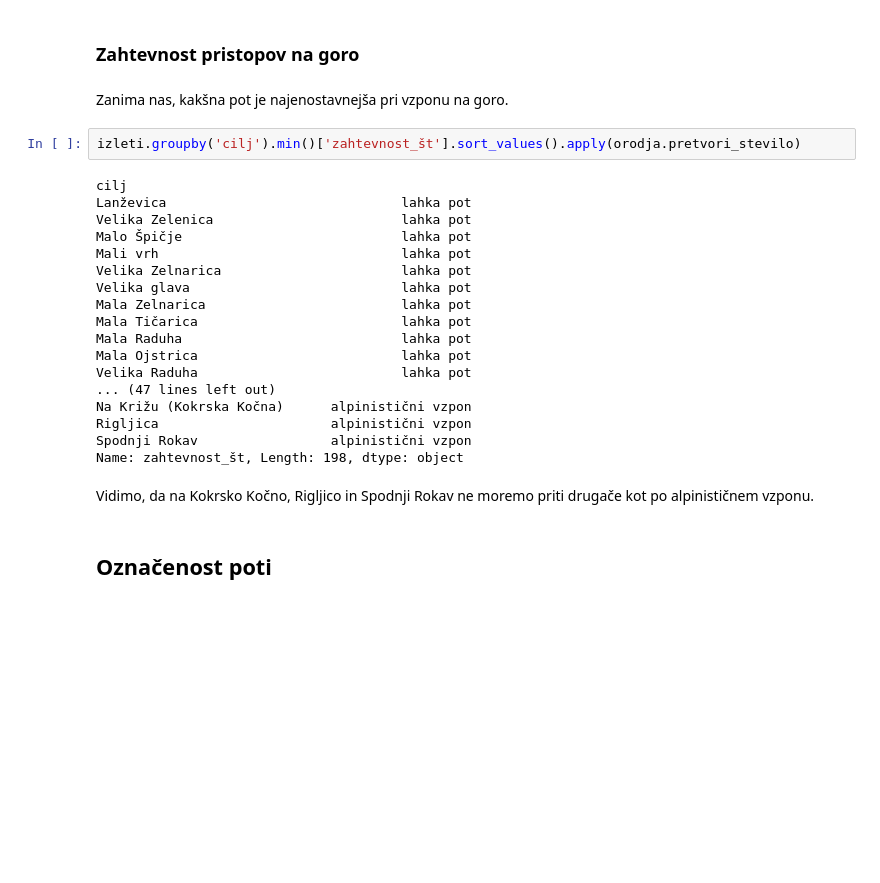
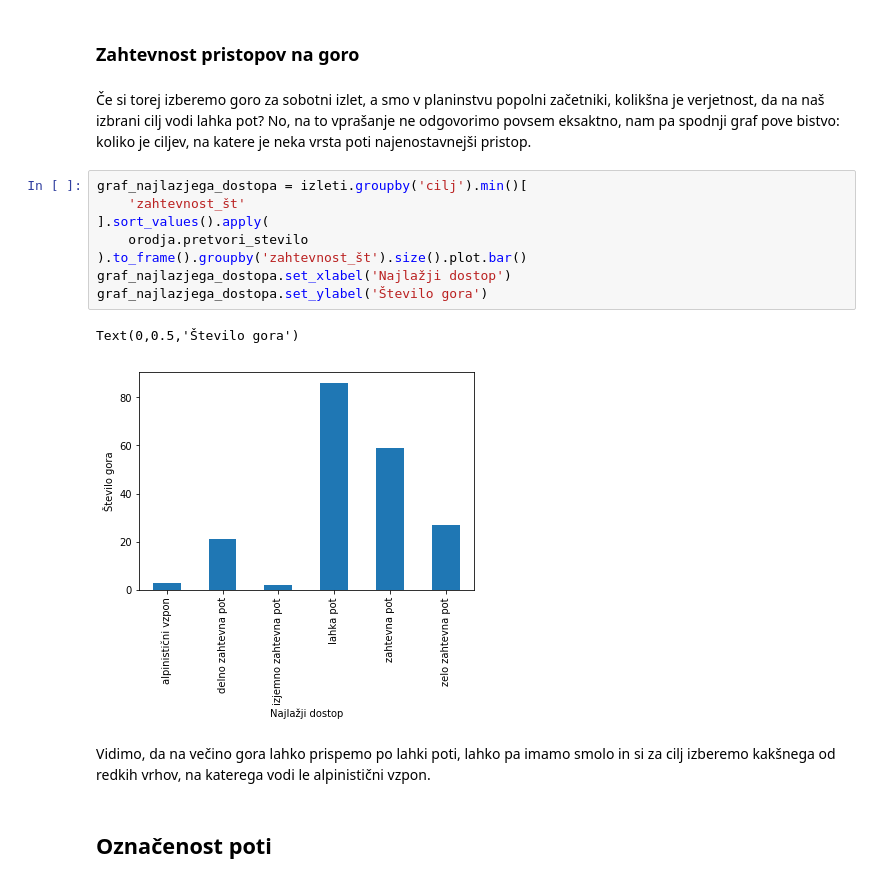
Before and after one commit to gasperurh942/Izleti_na_slovenske_dvatisocake, a Jupyter notebook: Izleti.ipynb, the cells around one changed output. Cells and saved outputs as stored; diff of their text form; blank space fills up the shorter version.

```diff
--- a/Izleti.ipynb
+++ b/Izleti.ipynb
@@ -226,30 +237,21 @@ orodja.pretvori_stevilo(round(ksa['zahtevnost_št'].mean()))
 'zahtevna pot'
 # %% [markdown]
 ### Zahtevnost pristopov na goro
-# %% [markdown]
-Zanima nas, kakšna pot je najenostavnejša pri vzponu na goro.
+# %% [markdown]
+Če si torej izberemo goro za sobotni izlet, a smo v planinstvu popolni začetniki, kolikšna je verjetnost, da na naš izbrani cilj vodi lahka pot? No, na to vprašanje ne odgovorimo povsem eksaktno, nam pa spodnji graf pove bistvo: koliko je ciljev, na katere je neka vrsta poti najenostavnejši pristop.
 # %%
-izleti.groupby('cilj').min()['zahtevnost_št'].sort_values().apply(orodja.pretvori_stevilo)
+graf_najlazjega_dostopa = izleti.groupby('cilj').min()[
+    'zahtevnost_št'
+].sort_values().apply(
+    orodja.pretvori_stevilo
+).to_frame().groupby('zahtevnost_št').size().plot.bar()
+graf_najlazjega_dostopa.set_xlabel('Najlažji dostop')
+graf_najlazjega_dostopa.set_ylabel('Število gora')
 # %% [output]
-cilj
-Lanževica                              lahka pot
-Velika Zelenica                        lahka pot
-Malo Špičje                            lahka pot
-Mali vrh                               lahka pot
-Velika Zelnarica                       lahka pot
-Velika glava                           lahka pot
-Mala Zelnarica                         lahka pot
-Mala Tičarica                          lahka pot
-Mala Raduha                            lahka pot
-Mala Ojstrica                          lahka pot
-Velika Raduha                          lahka pot
-... (47 lines left out)
-Na Križu (Kokrska Kočna)      alpinistični vzpon
-Rigljica                      alpinistični vzpon
-Spodnji Rokav                 alpinistični vzpon
-Name: zahtevnost_št, Length: 198, dtype: object
+Text(0,0.5,'Število gora')
+[figure, added]
-# %% [markdown]
-Vidimo, da na Kokrsko Kočno, Rigljico in Spodnji Rokav ne moremo priti drugače kot po alpinističnem vzponu.
+# %% [markdown]
+Vidimo, da na večino gora lahko prispemo po lahki poti, lahko pa imamo smolo in si za cilj izberemo kakšnega od redkih vrhov, na katerega vodi le alpinistični vzpon.
 # %% [markdown]
 ## Označenost poti
 # %%
```
Also changed, not shown: parts of 25 cells of this notebook.
